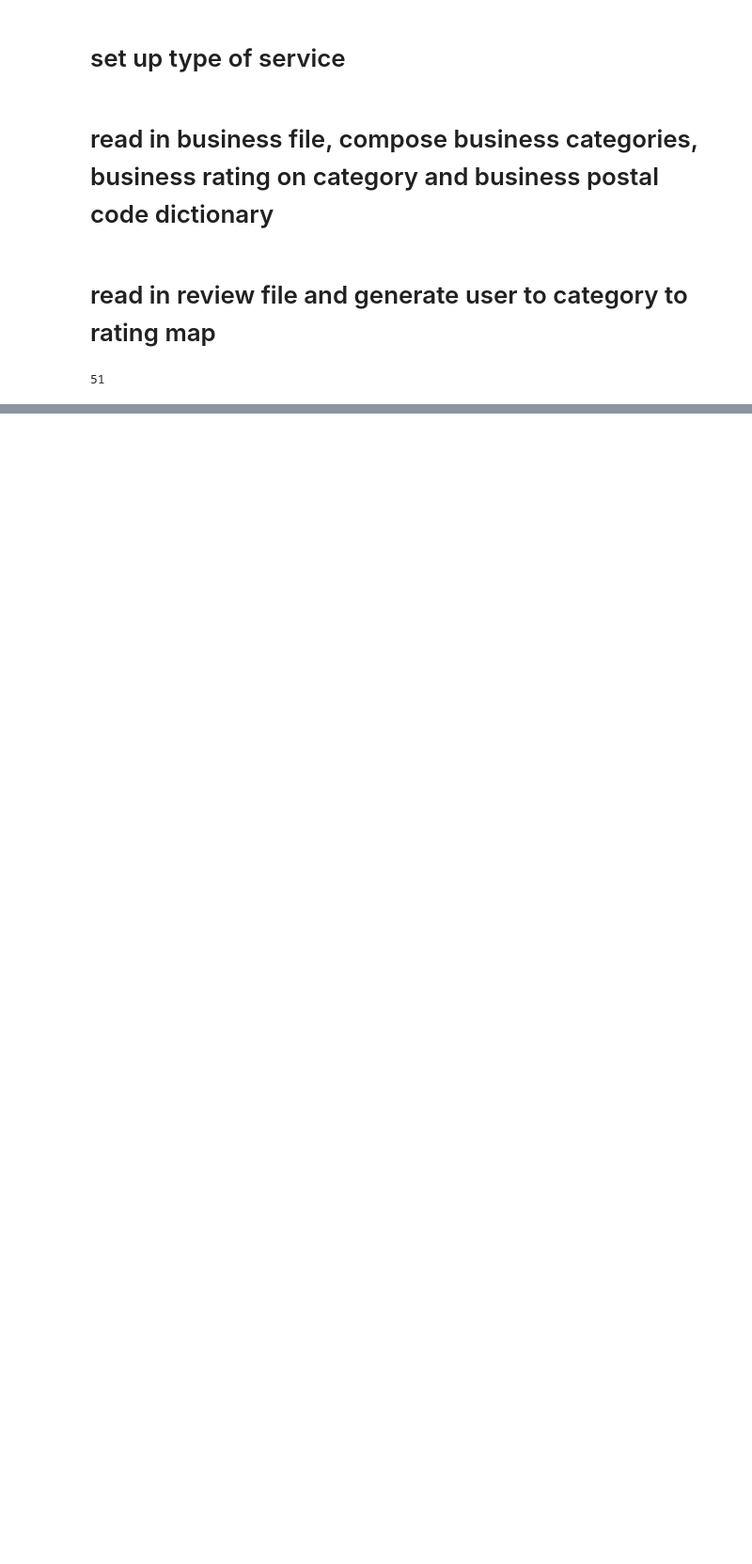
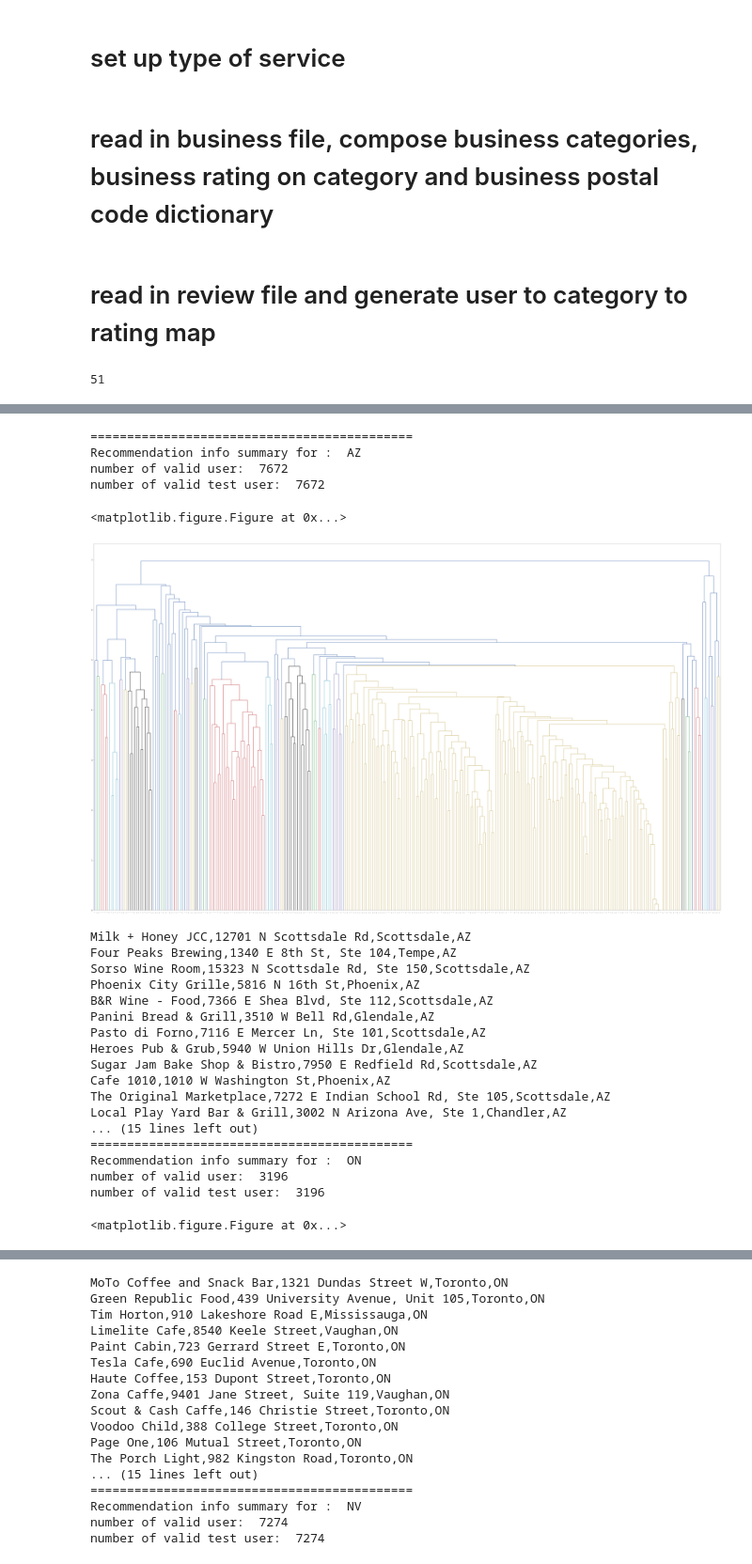
Before and after one commit to AbhayKasturia/YelpRecommendationSystem, a Jupyter notebook: Clustering/Clustering-based-on-state.ipynb, the cells around one changed output, grey strips where cells are left out. Shown at 94% size. Drawn from its saved outputs; the diff is of its cells as text; code cells hidden in the pictures; blank space fills up the shorter version.

```diff
--- a/Clustering/Clustering-based-on-state.ipynb
+++ b/Clustering/Clustering-based-on-state.ipynb
@@ -94,12 +102,17 @@ user_rating = {}
 with open('./review.json', 'r') as rv:
     for line in rv:
         n1 = json.loads(line)
+
         okey = n1['user_id']
         year = n1['date']
-        ikeys = bcmap[n1['business_id']]
         bid = n1['business_id']
         value = n1['stars']
+
+
         city = location[bid]
+        ikeys = bcmap[city][bid]
+
+
         if city not in user_rating:
             user_rating[city] = {}
         user_rating[city].setdefault(okey, []).append(value)
@@ -111,7 +124,7 @@ with open('./review.json', 'r') as rv:
             if okey not in ucrmap[city]:
                 ucrmap[city][okey] = {}
             for ikey in ikeys:
-                if ikey in tc:
+                if ikey in tc[city]:
                     ucrmap[city][okey].setdefault(ikey, []).append(value)
         else:
             if okey not in test_urcmap:
@@ -324,5 +357,2 @@ def recommend_based_on_state(state):
 # %%
 valid_state = ['AZ', 'ON', 'NV', 'OH', 'PA', 'NC', 'QC', 'WI', 'BW', 'IL']
-# %%
-for state in valid_state:
-    recommend_based_on_state(state)
@@ -375,0 +359,32 @@ number of valid test user:  949
+# %%
+hr_list = []
+ndcg_list = []
+for state in valid_state:
+    result = recommend_based_on_state(state)
+    hr_list.append(result[0])
+    ndcg_list.append(result[1])
+# %% [output]
+============================================
+Recommendation info summary for :  AZ
+number of valid user:  7672
+number of valid test user:  7672
+<matplotlib.figure.Figure at 0x...>
+[figure, added]
+Milk + Honey JCC,12701 N Scottsdale Rd,Scottsdale,AZ
+Four Peaks Brewing,1340 E 8th St, Ste 104,Tempe,AZ
+Sorso Wine Room,15323 N Scottsdale Rd, Ste 150,Scottsdale,AZ
+Phoenix City Grille,5816 N 16th St,Phoenix,AZ
+B&R Wine - Food,7366 E Shea Blvd, Ste 112,Scottsdale,AZ
+Panini Bread & Grill,3510 W Bell Rd,Glendale,AZ
+Pasto di Forno,7116 E Mercer Ln, Ste 101,Scottsdale,AZ
+Heroes Pub & Grub,5940 W Union Hills Dr,Glendale,AZ
+Sugar Jam Bake Shop & Bistro,7950 E Redfield Rd,Scottsdale,AZ
+Cafe 1010,1010 W Washington St,Phoenix,AZ
+The Original Marketplace,7272 E Indian School Rd, Ste 105,Scottsdale,AZ
+Local Play Yard Bar & Grill,3002 N Arizona Ave, Ste 1,Chandler,AZ
+... (15 lines left out)
+============================================
+Recommendation info summary for :  ON
+number of valid user:  3196
+number of valid test user:  3196
+<matplotlib.figure.Figure at 0x...>
@@ -375,0 +392,17 @@ number of valid test user:  949
+MoTo Coffee and Snack Bar,1321 Dundas Street W,Toronto,ON
+Green Republic Food,439 University Avenue, Unit 105,Toronto,ON
+Tim Horton,910 Lakeshore Road E,Mississauga,ON
+Limelite Cafe,8540 Keele Street,Vaughan,ON
+Paint Cabin,723 Gerrard Street E,Toronto,ON
+Tesla Cafe,690 Euclid Avenue,Toronto,ON
+Haute Coffee,153 Dupont Street,Toronto,ON
+Zona Caffe,9401 Jane Street, Suite 119,Vaughan,ON
+Scout & Cash Caffe,146 Christie Street,Toronto,ON
+Voodoo Child,388 College Street,Toronto,ON
+Page One,106 Mutual Street,Toronto,ON
+The Porch Light,982 Kingston Road,Toronto,ON
+... (15 lines left out)
+============================================
+Recommendation info summary for :  NV
+number of valid user:  7274
+number of valid test user:  7274
```
Also changed, not shown: parts of 8 cells of this notebook, 2 other files.
